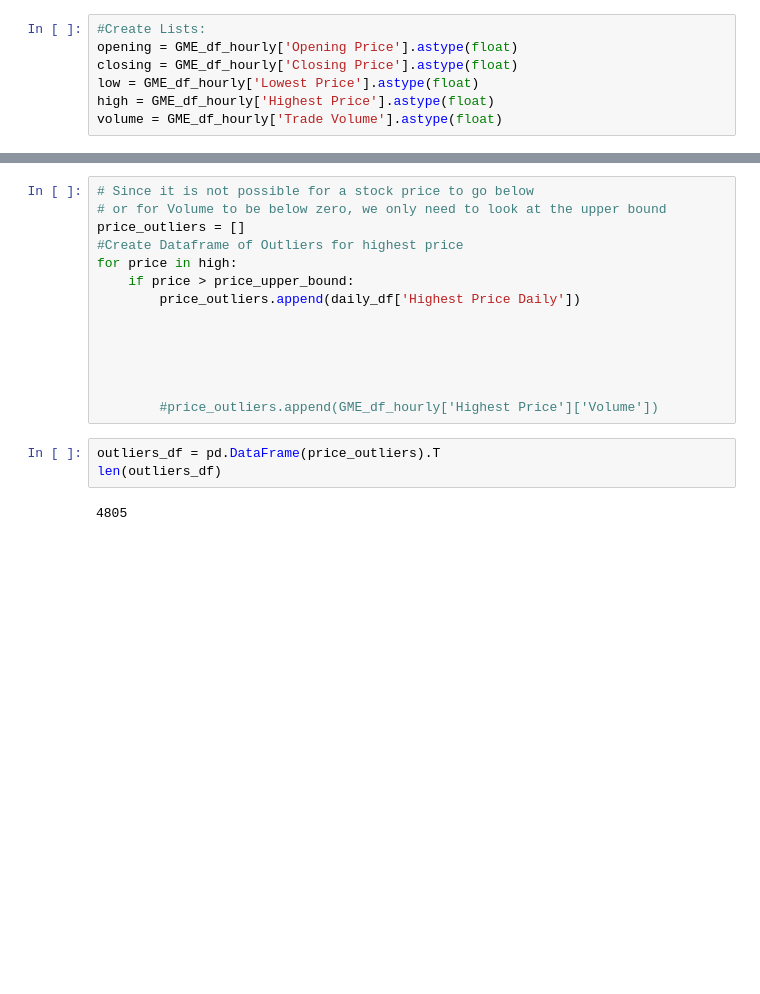
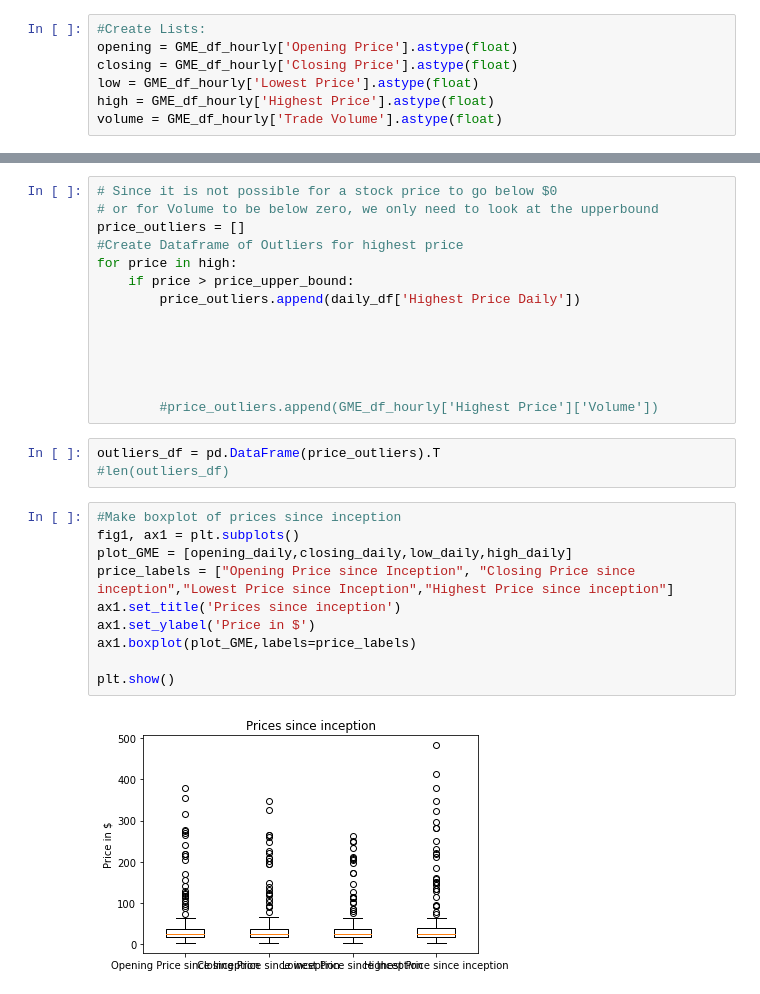
Before and after one commit to StephanieMcNutt/Project_1, a Jupyter notebook: Project_1_main.ipynb, the cells around one changed output, grey strips where cells are left out. Drawn from its saved outputs; the diff is of its cells as text; blank space fills up the shorter version.

```diff
--- a/Project_1_main.ipynb
+++ b/Project_1_main.ipynb
@@ -220,6 +220,6 @@ Price Outlier:          76.7573
 # %%
-# Since it is not possible for a stock price to go below
-# or for Volume to be below zero, we only need to look at the upper bound
+# Since it is not possible for a stock price to go below $0
+# or for Volume to be below zero, we only need to look at the upperbound
 price_outliers = []
 #Create Dataframe of Outliers for highest price
 for price in high:
@@ -233,6 +233,16 @@ for price in high:
         #price_outliers.append(GME_df_hourly['Highest Price']['Volume'])
 # %%
 outliers_df = pd.DataFrame(price_outliers).T
-len(outliers_df)
+#len(outliers_df)
-# %% [output]
-4805
+# %%
+#Make boxplot of prices since inception
+fig1, ax1 = plt.subplots()
+plot_GME = [opening_daily,closing_daily,low_daily,high_daily]
+price_labels = ["Opening Price since Inception", "Closing Price since inception","Lowest Price since Inception","Highest Price since inception"]
+ax1.set_title('Prices since inception')
+ax1.set_ylabel('Price in $')
+ax1.boxplot(plot_GME,labels=price_labels)
+
+plt.show()
+# %% [output]
+[figure, added]
```
Also changed, not shown: parts of 12 cells of this notebook.
